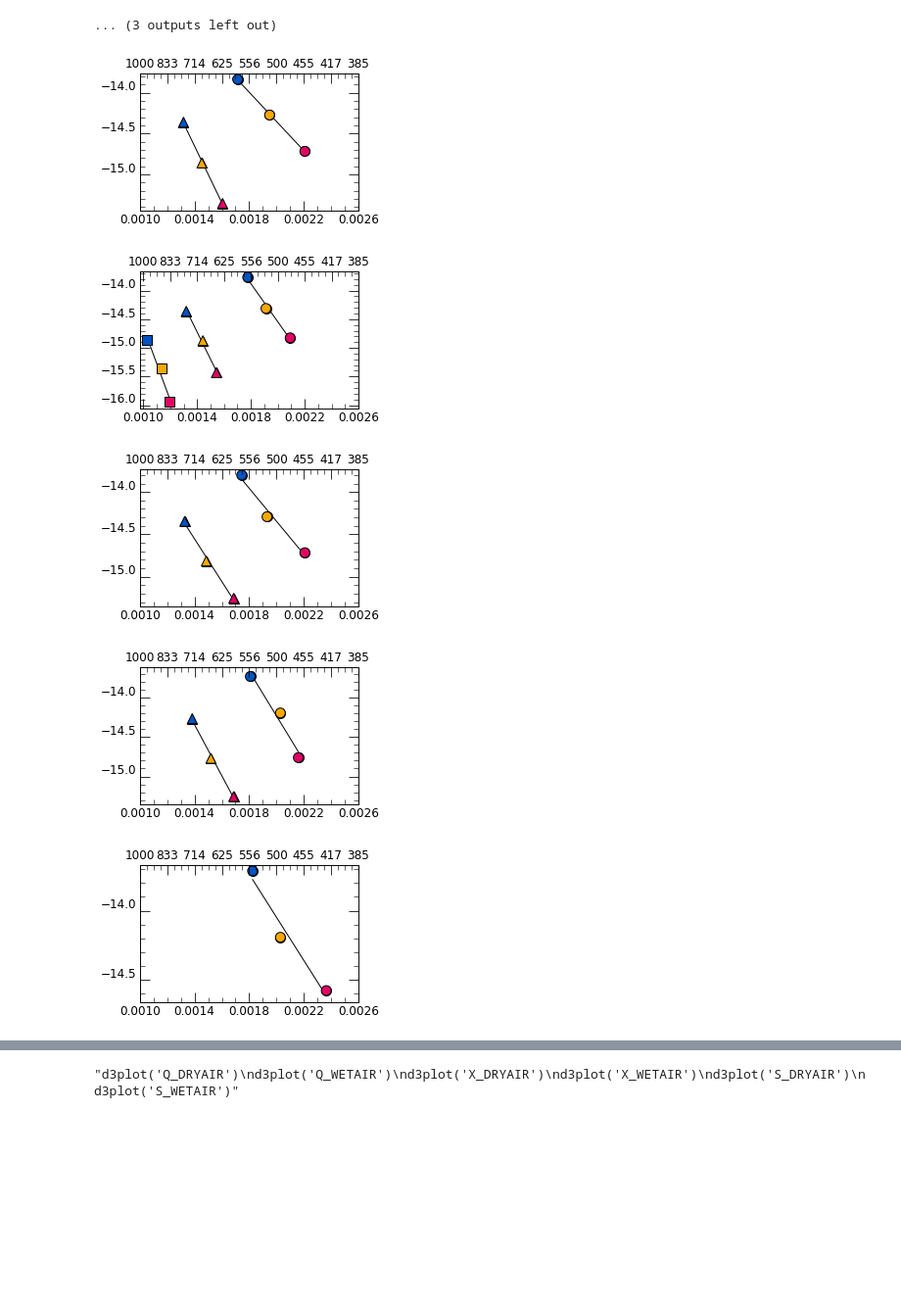
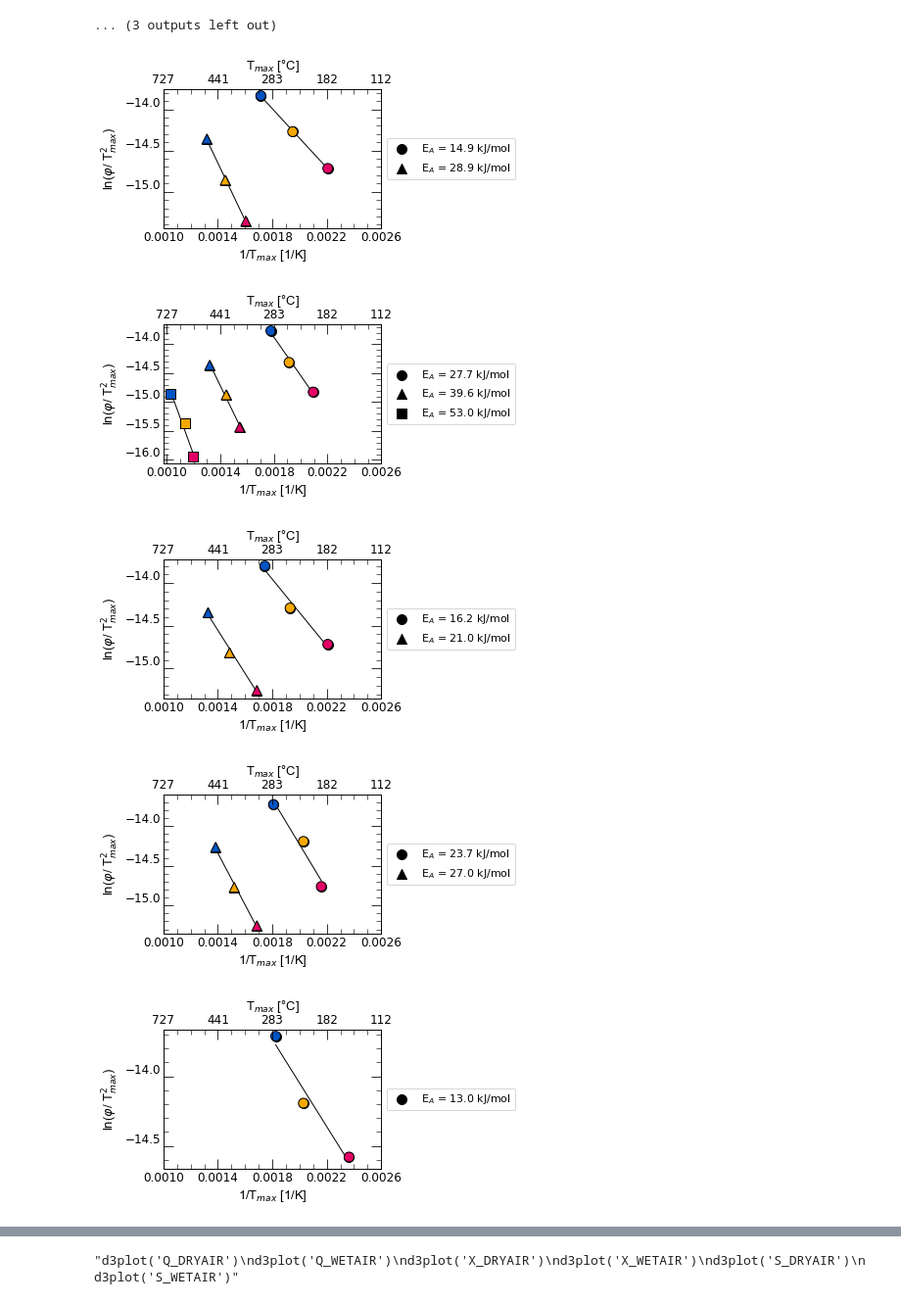
Before and after one commit to KMDE-10/HYDROGEN, a Jupyter notebook: 2020-11_HYDROGEN.ipynb, the cells around one changed output, grey strips where cells are left out. Shown at 98% size. Drawn from its saved outputs; the diff is of its cells as text; code cells hidden in the pictures; blank space fills up the shorter version.

```diff
--- a/2020-11_HYDROGEN.ipynb
+++ b/2020-11_HYDROGEN.ipynb
@@ -721,7 +721,7 @@ def disp_group(name: str)-> None:
     a.set_yticks(np.arange(0,maxtick+0.000000001,maxtick/10))
     plt.legend(fontsize=30,loc='upper left')
     plt.tight_layout()
-    savename=gmeasurements[name].names+'.svg'
+    savename=gmeasurements[name].names+'.png'
     a.title.set_text(name+savename.split('.')[0])
     plt.show()
 
@@ -818,43 +818,51 @@ def arh (group: str) -> None:
 
     measurement=['H'+group,'M'+group,'L'+group]
 
-    fig,ax=plt.subplots()
+    fig=plt.figure()
+    ax=fig.add_axes([0.20,0.16666667,0.49,0.66666667])
     #color={'H':'#0054c3','M':'#0098a1','L':'#7a6fac'}
     ax.set_prop_cycle(color=c)
     ax2 = ax.twiny()
     for f in peaks:
             #print(f)
             x=[1/(273+getattr(gmeasurements[i],f)) for i in measurement]
             #display(x)
             y=[np.log(gmeasurements[i].heatrate/((273+getattr(gmeasurements[i],f))*(273+getattr(gmeasurements[i],f)))) for i in measurement]
             res=list(np.polyfit(x,y,1))
             func=np.poly1d(res)
             ax.plot(x,func(x),c='black',)
             #f+' '+group+
             ax.scatter(x,y,marker=peakmarker[f],c=c,zorder=2.5)#,label=('Ea = '+str(round((-res[0]*8.3144626*0.001),1))+' kJ/mol'))
-            ax.scatter(x,y,marker=peakmarker[f],c='black',zorder=0,label=('Ea = '+str(round((-res[0]*8.3144626*0.001),1))+' kJ/mol'))
+            ax.scatter(x,y,marker=peakmarker[f],c='black',zorder=0,label=('E$_A$ = '+str(round((-res[0]*8.3144626*0.001),1))+' kJ/mol'))
             ax.set_xticks(np.arange(.001,.0026001,.0004))
             ax.set_yticks(np.arange(-16,-13.5,.5))
             ax2.set_ylabel('sin')  # we already handled the x-label with ax1
             ax2.scatter(x,y,s=0,c=c,zorder=2.5)
 
-            #loc='upper left'
-            #ax.legend(bbox_to_anchor=(0 ,-0.1),ncol=3)
+            #loc='upper left' axbox.y0
+            axbox = ax.get_position()
+            ax.legend(loc='center left', ncol=1,bbox_to_anchor=[0.69,0.5,0,0], bbox_transform=fig.transFigure)
+    #labelsnew=['1000','833','714','625','556','500','455','417','385']
+    labelsnew=['727','441','283','182','112']
+    #labelsnew=['1000','714','556','455','385']
+    plt.xticks(np.arange(.001,.0026002,.0004),labelsnew)
 
-    labelsnew=['1000','833','714','625','556','500','455','417','385']
-    plt.xticks(np.arange(.001,.0026002,.0002),labelsnew)
+    fontproperties = {'font':'Arial','size':13}
+    ax.set_ylabel('ln(${\\varphi}$/ T$^{2}_{max}$)',fontproperties)
+    ax.set_xlabel('1/T$_{max}$ [1/K]',fontproperties)
+    ax2.set_xlabel('T$_{max}$ [°C]',fontproperties)
     plt.show()
     savename=group+'arh.png'
-    fig.savefig(savename,dpi=500,bbox_inches='tight')
+    fig.savefig(savename,dpi=500)
 arh('Q_DRYAIR')
 arh('Q_WETAIR')
 arh('X_DRYAIR')
 arh('X_WETAIR')
 arh('S_DRYAIR')
 arh('S_WETAIR')
 # %% [output]
-[figure, old version]
+[figure, new version]
-[figure, old version]
+[figure, new version]
-[figure, old version]
+[figure, new version]
-[figure, old version]
+[figure, new version]
-[figure, old version]
+[figure, new version]
```
Also changed, not shown: parts of 10 cells of this notebook, 1 other file.
